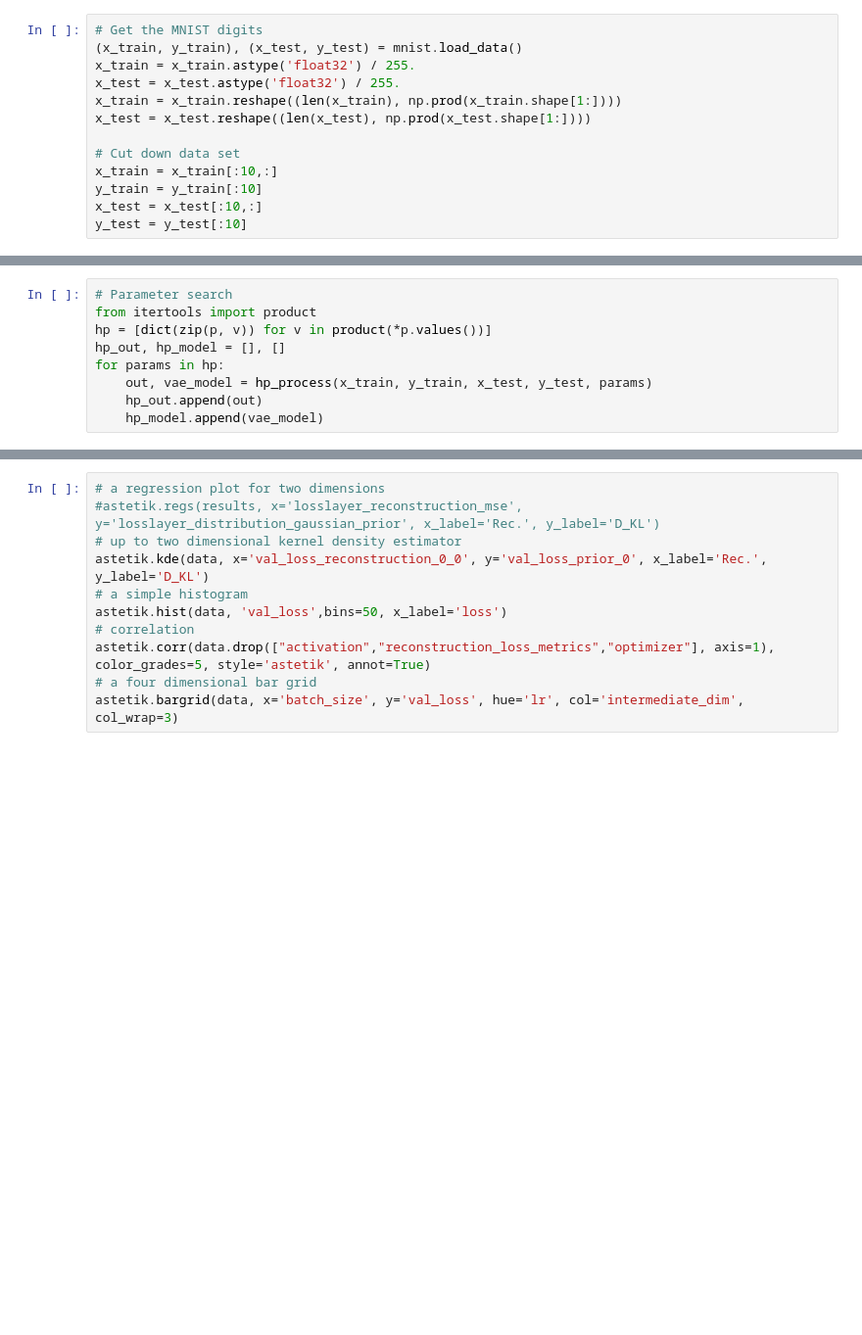
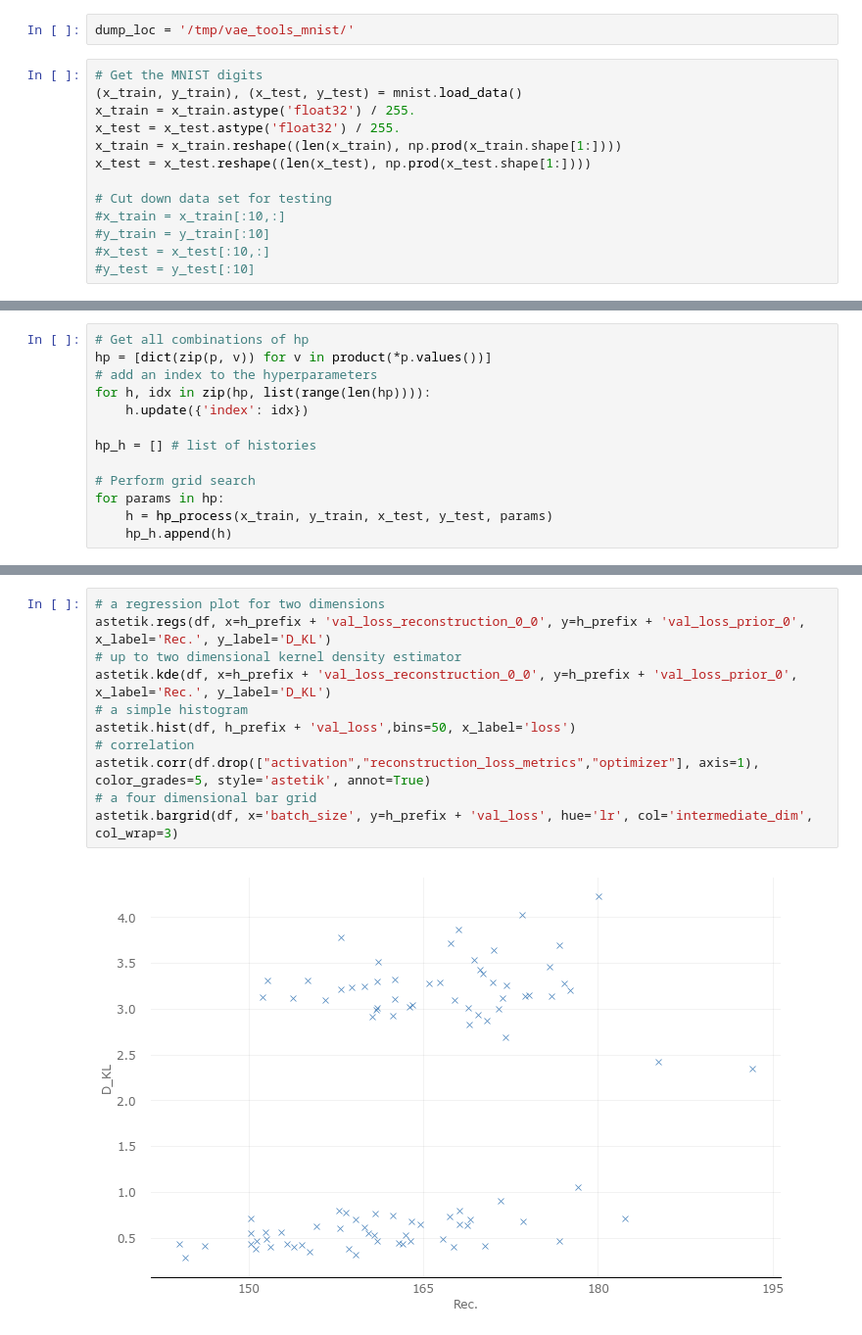
Before and after one commit to tik0/vae_tools, a Jupyter notebook: examples/mnist_talos_mimic.ipynb, the cells around one changed output, grey strips where cells are left out. Shown at 98% size. Cells and saved outputs as stored; diff of their text form; blank space fills up the shorter version.

Commit message:
Final notebook of mimicing the mnist_talos example via manual labor
Signed-off-by: Timo Korthals <tkorthals@cit-ec.uni-bielefeld.de>

```diff
--- a/examples/mnist_talos_mimic.ipynb
+++ b/examples/mnist_talos_mimic.ipynb
@@ -64,3 +42,5 @@ No GPUs available
+# %%
+dump_loc = '/tmp/vae_tools_mnist/'
 # %%
 # Get the MNIST digits
 (x_train, y_train), (x_test, y_test) = mnist.load_data()
@@ -69,11 +49,11 @@ x_test = x_test.astype('float32') / 255.
 x_train = x_train.reshape((len(x_train), np.prod(x_train.shape[1:])))
 x_test = x_test.reshape((len(x_test), np.prod(x_test.shape[1:])))
 
-# Cut down data set
-x_train = x_train[:10,:]
-y_train = y_train[:10]
-x_test = x_test[:10,:]
-y_test = y_test[:10]
+# Cut down data set for testing
+#x_train = x_train[:10,:]
+#y_train = y_train[:10]
+#x_test = x_test[:10,:]
+#y_test = y_test[:10]
 # %%
 # Define the network and parameter structure
 
@@ -140,10 +123,14 @@ def hp_process(x_train, y_train, x_val, y_val, params):
 # %%
-# Parameter search
-from itertools import product
+# Get all combinations of hp
 hp = [dict(zip(p, v)) for v in product(*p.values())]
-hp_out, hp_model = [], []
+# add an index to the hyperparameters
+for h, idx in zip(hp, list(range(len(hp)))):
+    h.update({'index': idx})
+
+hp_h = [] # list of histories
+
+# Perform grid search
 for params in hp:
-    out, vae_model = hp_process(x_train, y_train, x_test, y_test, params)
-    hp_out.append(out)
-    hp_model.append(vae_model)
+    h = hp_process(x_train, y_train, x_test, y_test, params)
+    hp_h.append(h)
 # %% [output]
@@ -194,11 +194,13 @@ df
 # %%
 # a regression plot for two dimensions
-#astetik.regs(results, x='losslayer_reconstruction_mse', y='losslayer_distribution_gaussian_prior', x_label='Rec.', y_label='D_KL')
+astetik.regs(df, x=h_prefix + 'val_loss_reconstruction_0_0', y=h_prefix + 'val_loss_prior_0', x_label='Rec.', y_label='D_KL')
 # up to two dimensional kernel density estimator
-astetik.kde(data, x='val_loss_reconstruction_0_0', y='val_loss_prior_0', x_label='Rec.', y_label='D_KL')
+astetik.kde(df, x=h_prefix + 'val_loss_reconstruction_0_0', y=h_prefix + 'val_loss_prior_0', x_label='Rec.', y_label='D_KL')
 # a simple histogram
-astetik.hist(data, 'val_loss',bins=50, x_label='loss')
+astetik.hist(df, h_prefix + 'val_loss',bins=50, x_label='loss')
 # correlation
-astetik.corr(data.drop(["activation","reconstruction_loss_metrics","optimizer"], axis=1), color_grades=5, style='astetik', annot=True)
+astetik.corr(df.drop(["activation","reconstruction_loss_metrics","optimizer"], axis=1), color_grades=5, style='astetik', annot=True)
 # a four dimensional bar grid
-astetik.bargrid(data, x='batch_size', y='val_loss', hue='lr', col='intermediate_dim',  col_wrap=3)
+astetik.bargrid(df, x='batch_size', y=h_prefix + 'val_loss', hue='lr', col='intermediate_dim',  col_wrap=3)
+# %% [output]
+[figure, added]
```
Also changed, not shown: parts of 17 cells of this notebook.
